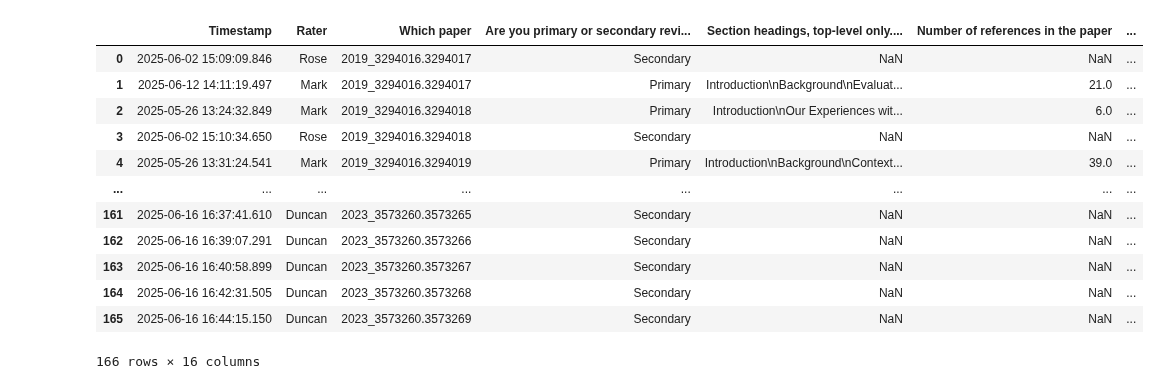
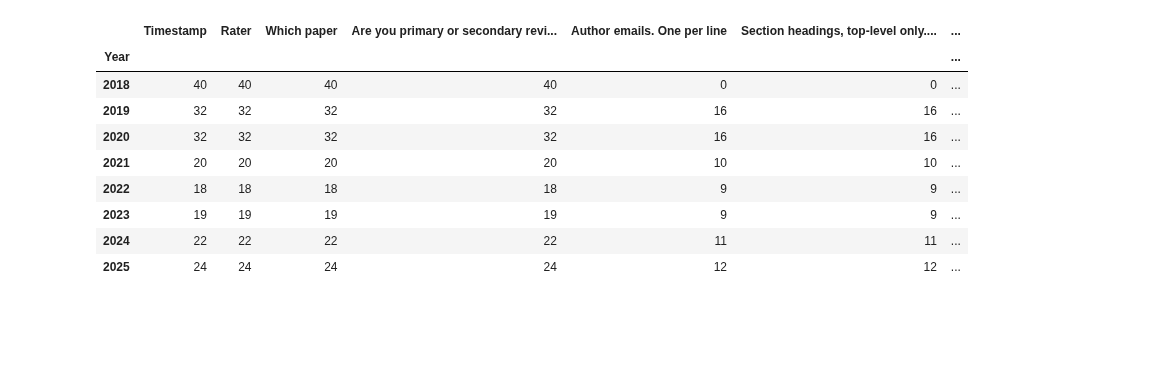
Before and after one commit to stevenaeola/CEP_Retro, a Jupyter notebook: cepIRR.ipynb, the cells around one changed output. Drawn from its saved outputs; the diff is of its cells as text; code cells hidden in the pictures; blank space fills up the shorter version.

```diff
--- a/cepIRR.ipynb
+++ b/cepIRR.ipynb
@@ -4,40 +4,39 @@ from sklearn.metrics import cohen_kappa_score
 from itertools import combinations
 # %%
 
-file_path = 'CEP paper review form (Responses) 20250618.xlsx'
+file_path = 'CEP paper review form (Responses) 20250704.xlsx'
 df = pd.read_excel(file_path)
 
 df.columns = df.columns.str.strip()
 #print(df.columns)
 
 #cleaning up and creating Year
 df.rename(columns={
     'Who are you': 'Rater',
     'Nature (Simon) see classification details': 'Nature',
     'Context (Simon) see classification details. Use "other" if necessary': 'Context',
     'Theme/topic (Simon) see classification details. Use "other" if necessary': 'Theme',
     'Scope (Simon) see classification details': 'Scope',
     'Title of paper (for cross-checking only)': 'Title',
     'UK institutions contributing data/context, select at least one ("no data/context" is an option, only use if there is absolutely nothing: no module titles, no description of year groups etc). Some institutions are titled "University Of..."': 'Institutions'
 }, inplace=True)
 
 df['Year'] = df['Which paper'].astype(str).str[:4]
 
-df
+df[~df['Year'].isin(['2018','2019','2020','2021','2022','2023','2024','2025'])]
+
+df.groupby('Year').count()
 # %% [output]
-|  | Timestamp | Rater | Which paper | Are you primary or secondary revi... | Section headings, top-level only.... | Number of references in the paper | ... |
-| 0 | 2025-06-02 15:09:09.846 | Rose | 2019_3294016.3294017 | Secondary | NaN | NaN | ... |
-| 1 | 2025-06-12 14:11:19.497 | Mark | 2019_3294016.3294017 | Primary | Introduction\nBackground\nEvaluat... | 21.0 | ... |
-| 2 | 2025-05-26 13:24:32.849 | Mark | 2019_3294016.3294018 | Primary | Introduction\nOur Experiences wit... | 6.0 | ... |
-| 3 | 2025-06-02 15:10:34.650 | Rose | 2019_3294016.3294018 | Secondary | NaN | NaN | ... |
-| 4 | 2025-05-26 13:31:24.541 | Mark | 2019_3294016.3294019 | Primary | Introduction\nBackground\nContext... | 39.0 | ... |
-| ... | ... | ... | ... | ... | ... | ... | ... |
-| 161 | 2025-06-16 16:37:41.610 | Duncan | 2023_3573260.3573265 | Secondary | NaN | NaN | ... |
-| 162 | 2025-06-16 16:39:07.291 | Duncan | 2023_3573260.3573266 | Secondary | NaN | NaN | ... |
-| 163 | 2025-06-16 16:40:58.899 | Duncan | 2023_3573260.3573267 | Secondary | NaN | NaN | ... |
-| 164 | 2025-06-16 16:42:31.505 | Duncan | 2023_3573260.3573268 | Secondary | NaN | NaN | ... |
-| 165 | 2025-06-16 16:44:15.150 | Duncan | 2023_3573260.3573269 | Secondary | NaN | NaN | ... |
+|  | Timestamp | Rater | Which paper | Are you primary or secondary revi... | Author emails. One per line | Section headings, top-level only.... | ... |
+| Year |  |  |  |  |  |  | ... |
+| 2018 | 40 | 40 | 40 | 40 | 0 | 0 | ... |
+| 2019 | 32 | 32 | 32 | 32 | 16 | 16 | ... |
+| 2020 | 32 | 32 | 32 | 32 | 16 | 16 | ... |
+| 2021 | 20 | 20 | 20 | 20 | 10 | 10 | ... |
+| 2022 | 18 | 18 | 18 | 18 | 9 | 9 | ... |
+| 2023 | 19 | 19 | 19 | 19 | 9 | 9 | ... |
+| 2024 | 22 | 22 | 22 | 22 | 11 | 11 | ... |
+| 2025 | 24 | 24 | 24 | 24 | 12 | 12 | ... |
-166 rows × 16 columns
 # %%
 # Identifying "other" values
 
```
Also changed, not shown: parts of 8 cells of this notebook.
